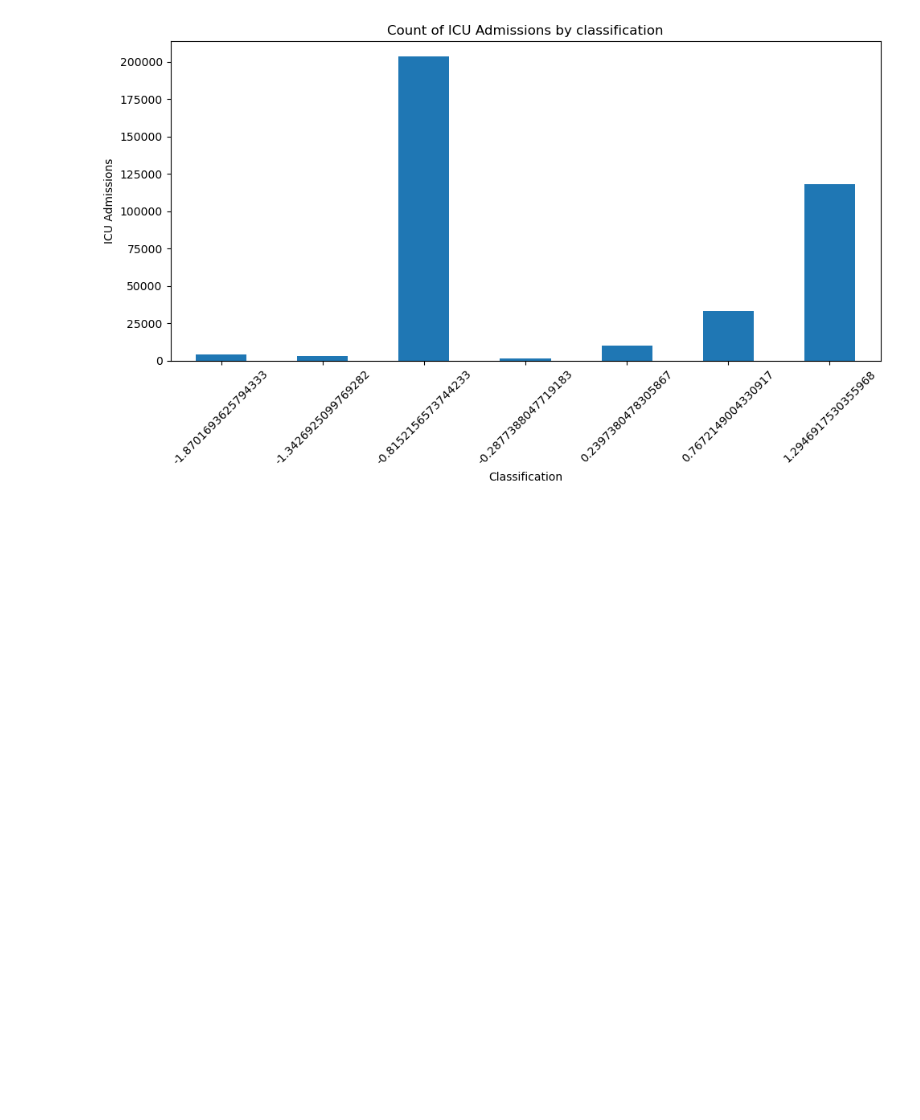
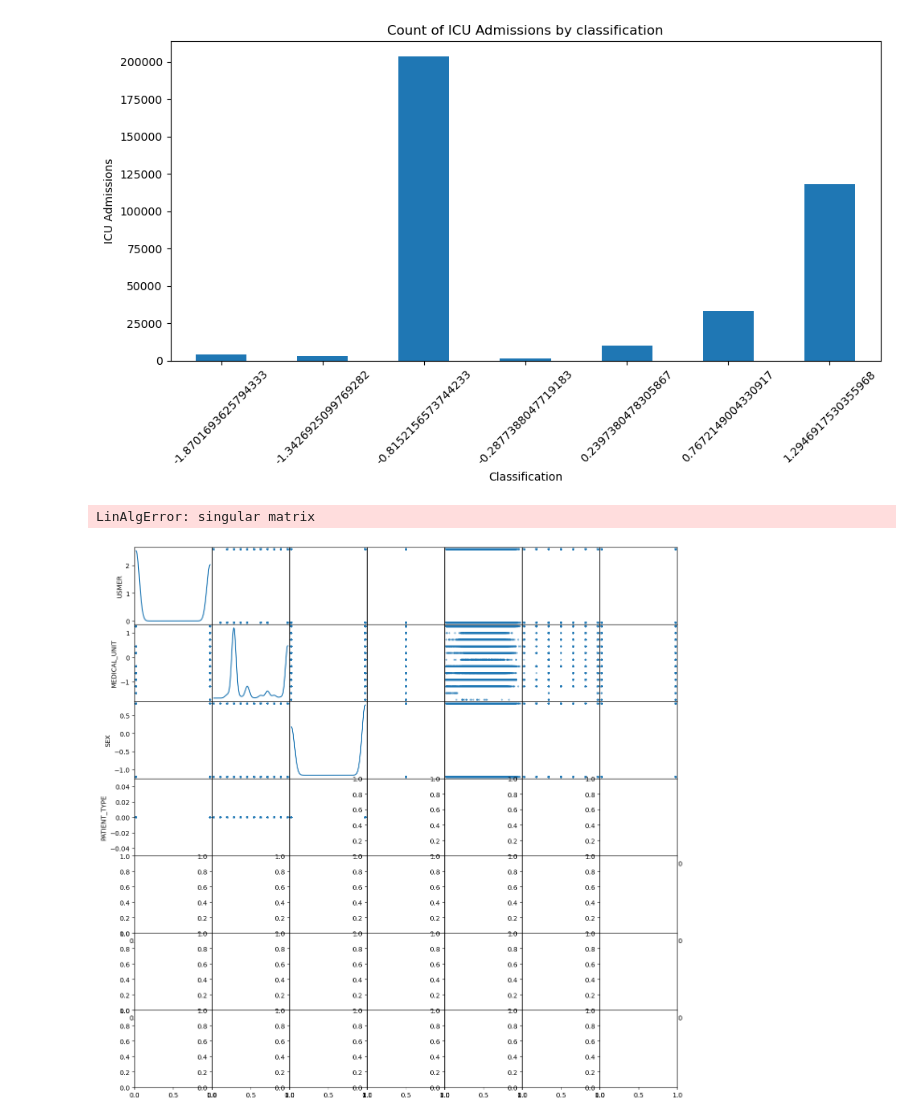
Before and after one commit to owainjhughes/patient-modelling, a Jupyter notebook: Coursework.ipynb, the cells around one changed output. Drawn from its saved outputs; the diff is of its cells as text; code cells hidden in the pictures; blank space fills up the shorter version.

Commit message:
Added scatter matrix -Cleaned dataset needs to be fixed before further implementation

```diff
--- a/Coursework.ipynb
+++ b/Coursework.ipynb
@@ -132,30 +132,38 @@ ICU_Cases = df_patients[df_patients['ICU'] == 2.0]
 
 plt.figure(figsize=(12, 8))
 sns.histplot(data=ICU_Cases, x='AGE', bins = 30, kde = False)
 plt.title('ICU Cases vs. Age')
 plt.xlabel('AGE')
 plt.ylabel('ICU Count')
 plt.grid(True)
 plt.show()
 df_patients.describe()
 df_patients.to_csv("cleaned_patients.csv", index=False)
 
 # Plot 3: Count of ICU admissions versus classification
 # Classification Final needs to be fixed before we do this
 ICU_Counts = df_patients.groupby('CLASIFFICATION_FINAL')['ICU'].sum()
 
 plt.figure(figsize=(10, 6))
 ICU_Counts.plot(kind='bar')
 plt.title('Count of ICU Admissions by classification')
 plt.xlabel('Classification')
 plt.ylabel('ICU Admissions')
 plt.xticks(rotation=45)
 plt.tight_layout()
 plt.show()
 
 # Plot 4:
 # Show the scatter matrix plot and the correlation matrices
+numeric_cols2 = df_patients.select_dtypes(include=['float64', 'int64']).columns
+
+# Scatter Matrix
+pd.plotting.scatter_matrix(df_patients[numeric_cols2], figsize=(15, 15), diagonal='kde')
+plt.suptitle('Scatter Matrix')
+plt.show()
 # %% [output]
 [figure]
 [figure]
 [figure]
+LinAlgError: singular matrix
+[figure, added]
```
